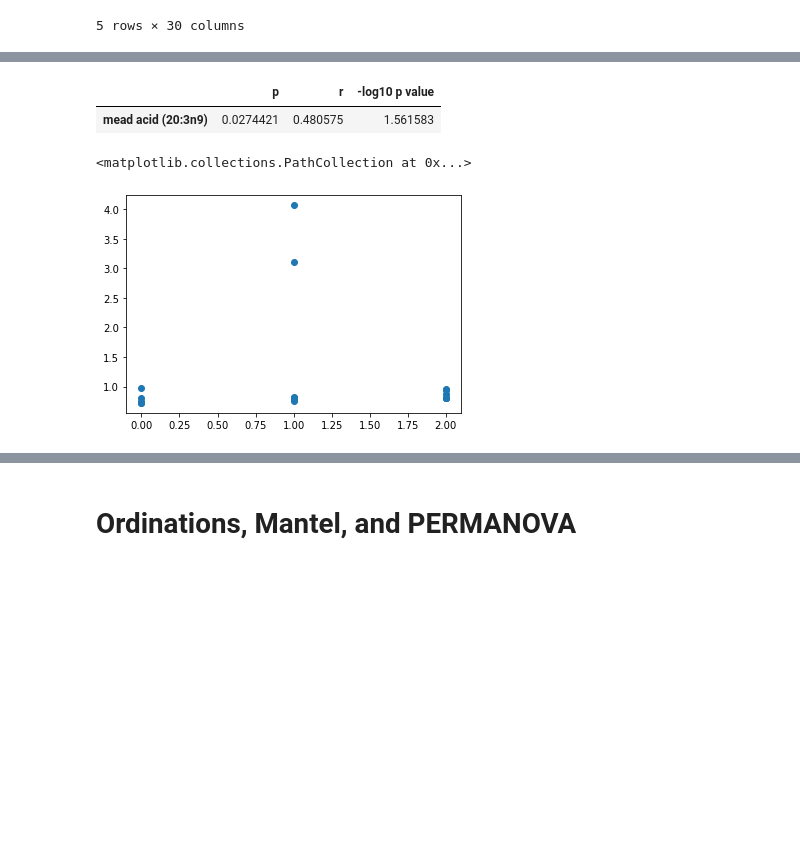
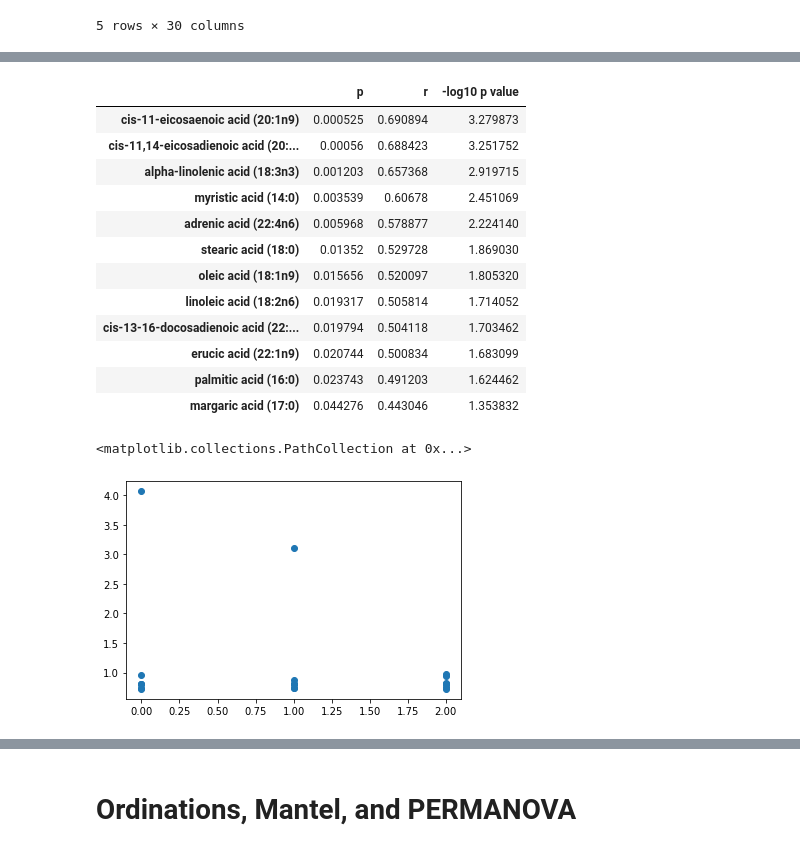
Before and after one commit to sterrettJD/Breastfed-Neonates, a Jupyter notebook: Metabolome.ipynb, the cells around one changed output, grey strips where cells are left out. Cells and saved outputs as stored; diff of their text form; code cells hidden in the pictures; blank space fills up the shorter version.

```diff
--- a/Metabolome.ipynb
+++ b/Metabolome.ipynb
@@ -46,6 +46,8 @@ metabo.head()
 5 rows × 30 columns
 # %%
 metadata = pd.read_csv("data/metadata.tsv", sep="\t", index_col="Sampleid")
+# %%
+metadata = metadata.reindex(metabo.index)
 # %%
 for var in metabo.columns:
     metabo[var] = metabo[var].astype(float)
@@ -71,10 +74,21 @@ ax.axhline(-np.log10(0.05), ls="--")
 # %%
-spear_time_volc.loc[spear_time_volc["p"]<0.05]
+spear_time_volc.loc[spear_time_volc["p"]<0.05].sort_values(by="p")
 # %% [output]
 |  | p | r | -log10 p value |
-| mead acid (20:3n9) | 0.0274421 | 0.480575 | 1.561583 |
+| cis-11-eicosaenoic acid (20:1n9) | 0.000525 | 0.690894 | 3.279873 |
+| cis-11,14-eicosadienoic acid (20:... | 0.00056 | 0.688423 | 3.251752 |
+| alpha-linolenic acid (18:3n3) | 0.001203 | 0.657368 | 2.919715 |
+| myristic acid (14:0) | 0.003539 | 0.60678 | 2.451069 |
+| adrenic acid (22:4n6) | 0.005968 | 0.578877 | 2.224140 |
+| stearic acid (18:0) | 0.01352 | 0.529728 | 1.869030 |
+| oleic acid (18:1n9) | 0.015656 | 0.520097 | 1.805320 |
+| linoleic acid (18:2n6) | 0.019317 | 0.505814 | 1.714052 |
+| cis-13-16-docosadienoic acid (22:... | 0.019794 | 0.504118 | 1.703462 |
+| erucic acid (22:1n9) | 0.020744 | 0.500834 | 1.683099 |
+| palmitic acid (16:0) | 0.023743 | 0.491203 | 1.624462 |
+| margaric acid (17:0) | 0.044276 | 0.443046 | 1.353832 |
 # %%
 plt.scatter(y=metabo["mead acid (20:3n9)"], x=metadata["Timepoint"])
 # %% [output]
 <matplotlib.collections.PathCollection at 0x...>
-[figure, old version]
+[figure, new version]
```
Also changed, not shown: parts of 26 cells of this notebook.
